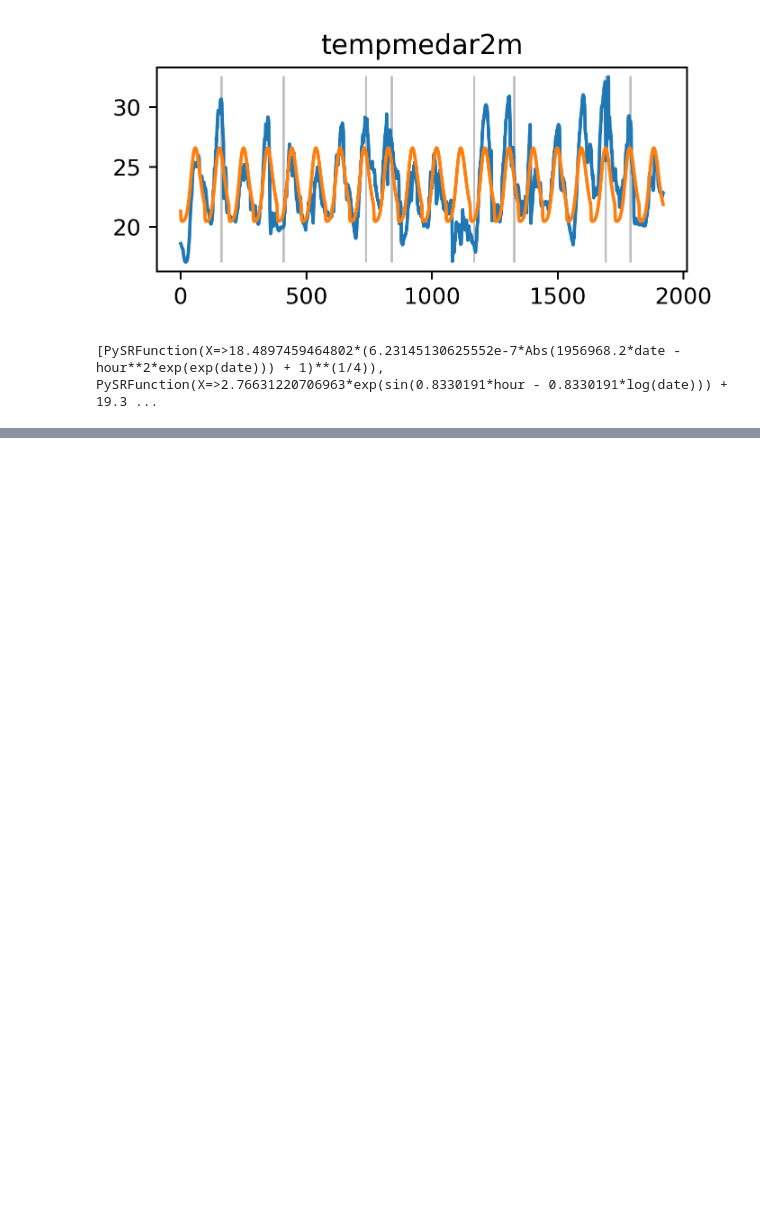
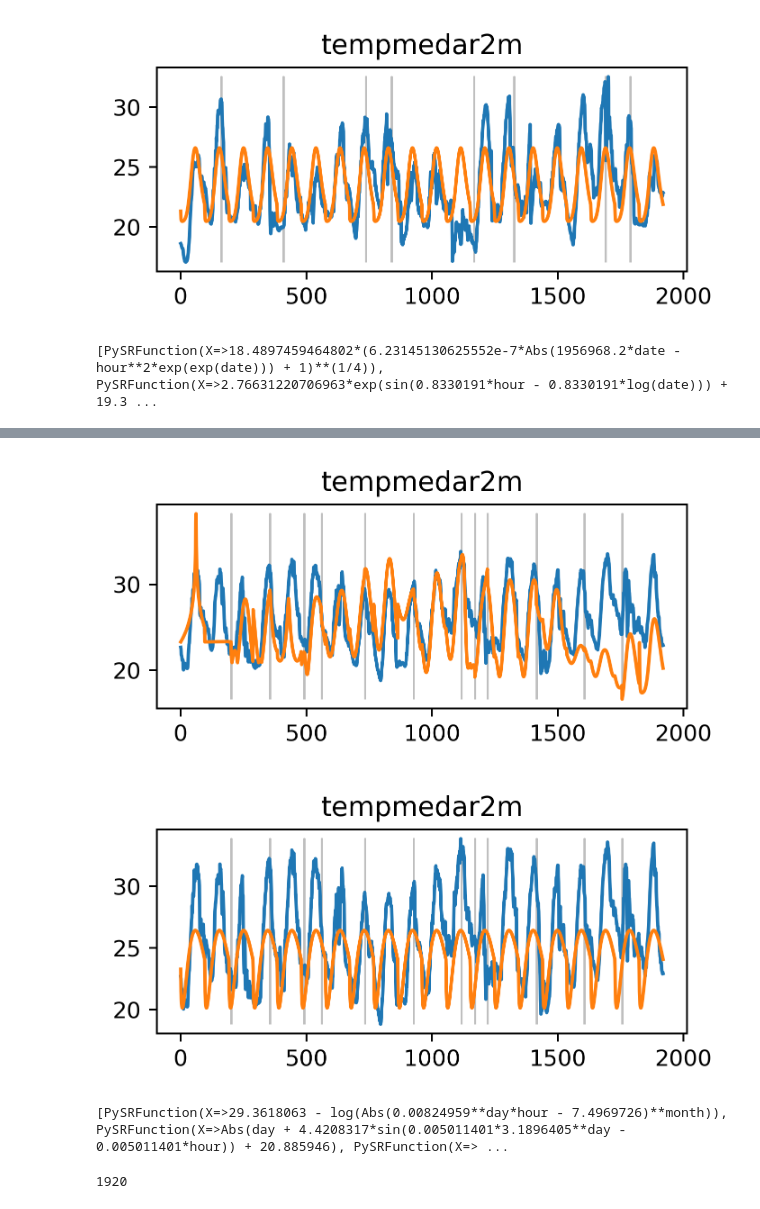
Before and after one commit to BobVitorBob/XTSTree, a Jupyter notebook: XTSTree.ipynb, the cells around one changed output, grey strips where cells are left out. Saved outputs shown, nothing was run; the diff lists cells and outputs as text; code cells hidden in the pictures; blank space fills up the shorter version.

```diff
--- a/XTSTree.ipynb
+++ b/XTSTree.ipynb
@@ -262,0 +329,27 @@ print([model.get_best()['lambda_format'] for model in cut_series_models])
+# %%
+mes = 3
+ano = 2018
+
+next_year_month_series = series_full.loc[(series_full['month'] == mes) & (series_full['year'] == ano) & (series_full['day'] <= 20)]
+
+next_year_month_series = next_year_month_series.reset_index()
+
+cut_series_2018 = xtstree.cut_series(next_year_month_series)
+
+full_series_pred_2018 = full_series_model.predict(next_year_month_series[['day', 'month', 'hour']])
+
+cut_series_pred_2018 = np.concatenate([model.predict(series) for model, series in zip(cut_series_models, cut_series)])
+
+plot(next_year_month_series[feature], sec_plots=[cut_series_pred_2018], divisions=xtstree.cut_points(), title=feature)
+
+plot(next_year_month_series[feature], sec_plots=[full_series_pred_2018], divisions=xtstree.cut_points(), title=feature)
+
+print([model.get_best()['lambda_format'] for model in cut_series_models])
+# %% [output]
+[figure, added]
+[figure, added]
+[PySRFunction(X=>29.3618063 - log(Abs(0.00824959**day*hour - 7.4969726)**month)), PySRFunction(X=>Abs(day + 4.4208317*sin(0.005011401*3.1896405**day - 0.005011401*hour)) + 20.885946), PySRFunction(X=> ...
+# %%
+len(cut_series_pred_2017)
+# %% [output]
+1920
```
Also changed, not shown: parts of 9 cells of this notebook.
